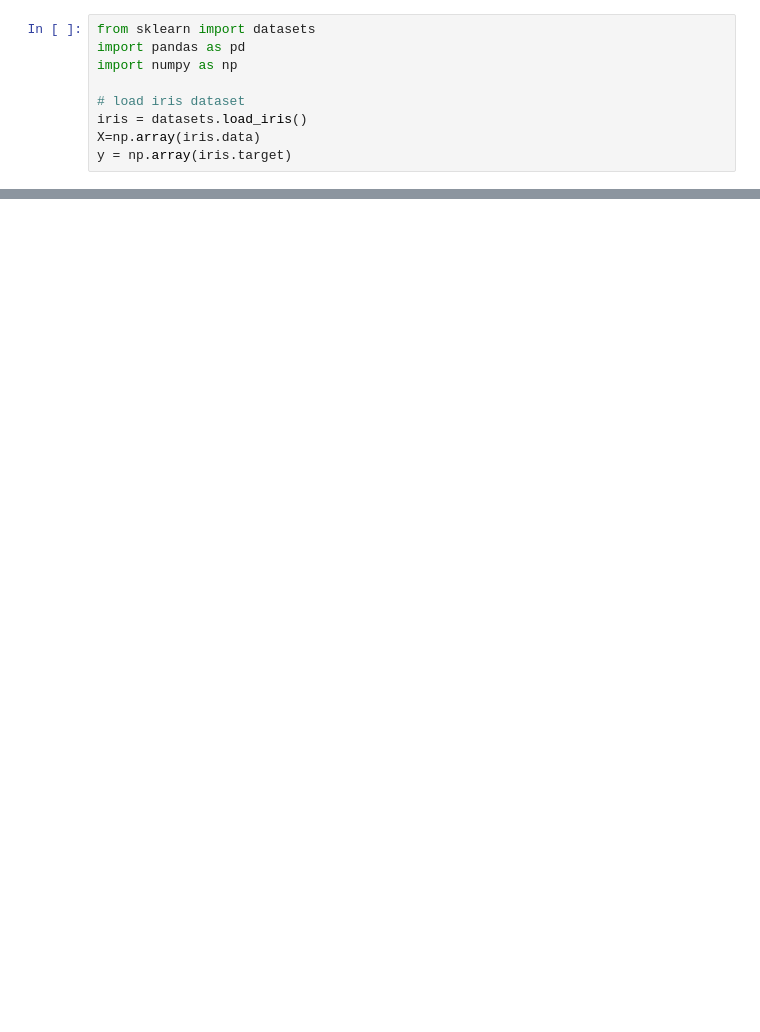
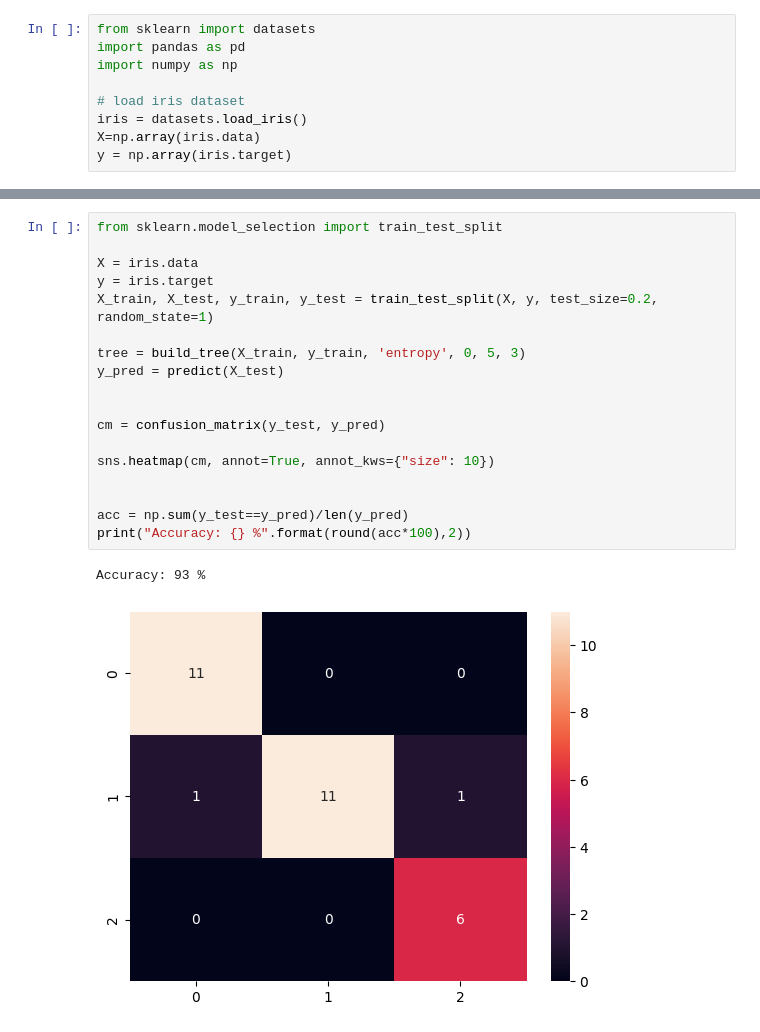
Before and after one commit to kueiwen/machine-learning, a Jupyter notebook: decision_tree.ipynb, the cells around one changed output, grey strips where cells are left out. Cells and saved outputs as stored; diff of their text form; blank space fills up the shorter version.

```diff
--- a/decision_tree.ipynb
+++ b/decision_tree.ipynb
@@ -64,0 +270,21 @@ def fin_best_split(X, y):
+# %%
+from sklearn.model_selection import train_test_split
+
+X = iris.data
+y = iris.target
+X_train, X_test, y_train, y_test = train_test_split(X, y, test_size=0.2, random_state=1)
+
+tree = build_tree(X_train, y_train, 'entropy', 0, 5, 3)
+y_pred = predict(X_test)
+
+
+cm = confusion_matrix(y_test, y_pred)
+
+sns.heatmap(cm, annot=True, annot_kws={"size": 10})
+
+
+acc = np.sum(y_test==y_pred)/len(y_pred)
+print("Accuracy: {} %".format(round(acc*100),2))
+# %% [output]
+Accuracy: 93 %
+[figure, added]
```
Also changed, not shown: parts of 16 cells of this notebook.
